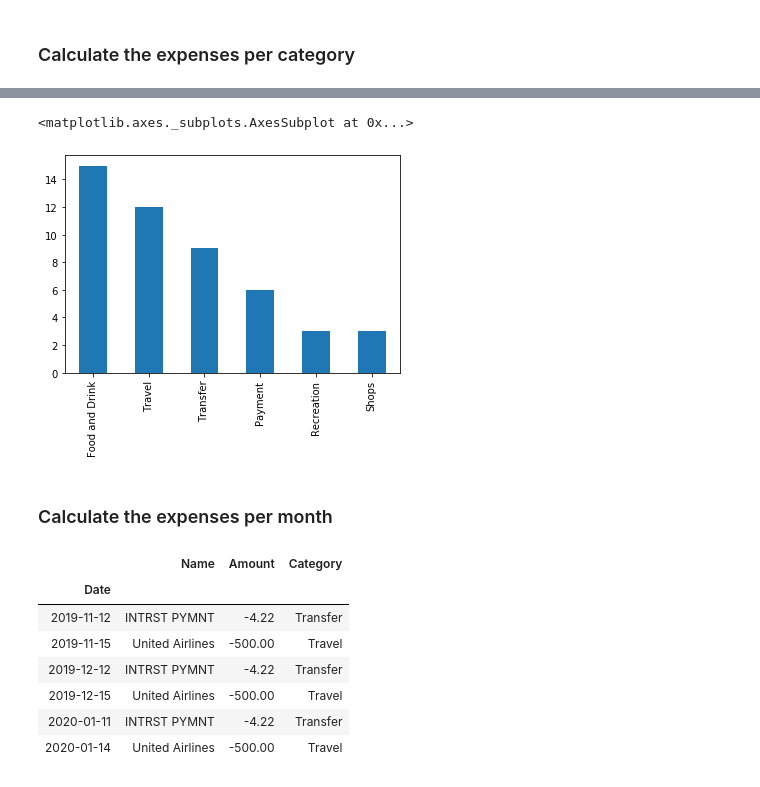
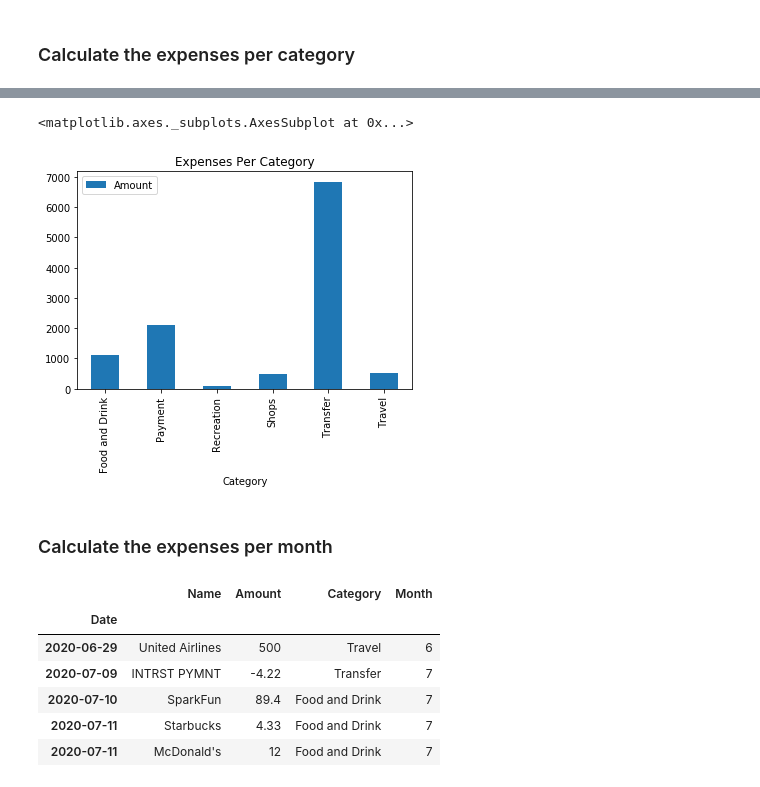
Before and after one commit to jaimebunay/api_homework, a Jupyter notebook: account_summary.ipynb, the cells around one changed output, grey strips where cells are left out. Saved outputs shown, nothing was run; the diff lists cells and outputs as text; code cells hidden in the pictures.

```diff
--- a/account_summary.ipynb
+++ b/account_summary.ipynb
@@ -80,0 +136,3 @@ transaction_response = client.Transactions.get(access_token, start_date, end_dat
+# %%
+for transaction in transaction_response['transactions']:
+    print(transaction['category'])
@@ -85,13 +161,9 @@ transaction_response = client.Transactions.get(access_token, start_date, end_dat
 # %%
 # YOUR CODE HERE
 transactions_df = pd.DataFrame(columns=['Date', 'Name', 'Amount', 'Category'])
+transactions = transaction_response['transactions']
 
-date =[]
-name = []
-amount = []
-category = []
-for index in transaction_response['transactions']:
-    date.append(index['date'])
-    name.append(index['name'])
-    amount.append(index['amount'])
-    category.append(index['category'])
+for index, transaction in enumerate(transactions):
+    transactions_df.loc[index] = [transaction['date'], transaction['name'], transaction['amount'], transaction['category'][0]]
+
+transactions_df.head()
@@ -102,12 +177,3 @@ transactions_df.head()
-# %%
-category_b = []
-for index in category:
-    category_b.append(index[0])
-
-transactions_df['Date'] = date
-transactions_df['Name'] = name
-transactions_df['Amount'] = amount
-transactions_df['Category'] = category_b
 # %%
 transactions_df.isnull().sum()
 # %% [output]
@@ -188,20 +296,19 @@ transactions_df['Category'].value_counts().plot.pie()
 # %%
-transactions_df['Category'].value_counts().plot.bar()
+transactions_df.groupby(by = 'Category').sum().plot.bar(title='Expenses Per Category')
 # %% [output]
 <matplotlib.axes._subplots.AxesSubplot at 0x...>
-[figure, old version]
+[figure, new version]
 # %% [markdown]
 ### Calculate the expenses per month
 # %%
 # YOUR CODE HERE
-monthly_expenses = transactions_df.loc[transactions_df['Amount'] < 0]
-monthly_expenses
+transactions_df['Month'] = pd.DatetimeIndex(data=transactions_df.index).month
+transactions_df.head(5)
 # %% [output]
-|  | Name | Amount | Category |
-| Date |  |  |  |
-| 2019-11-12 | INTRST PYMNT | -4.22 | Transfer |
-| 2019-11-15 | United Airlines | -500.00 | Travel |
-| 2019-12-12 | INTRST PYMNT | -4.22 | Transfer |
-| 2019-12-15 | United Airlines | -500.00 | Travel |
-| 2020-01-11 | INTRST PYMNT | -4.22 | Transfer |
-| 2020-01-14 | United Airlines | -500.00 | Travel |
+|  | Name | Amount | Category | Month |
+| Date |  |  |  |  |
+| 2020-06-29 | United Airlines | 500 | Travel | 6 |
+| 2020-07-09 | INTRST PYMNT | -4.22 | Transfer | 7 |
+| 2020-07-10 | SparkFun | 89.4 | Food and Drink | 7 |
+| 2020-07-11 | Starbucks | 4.33 | Food and Drink | 7 |
+| 2020-07-11 | McDonald's | 12 | Food and Drink | 7 |
```
Also changed, not shown: parts of 30 cells of this notebook, 1 other file.
